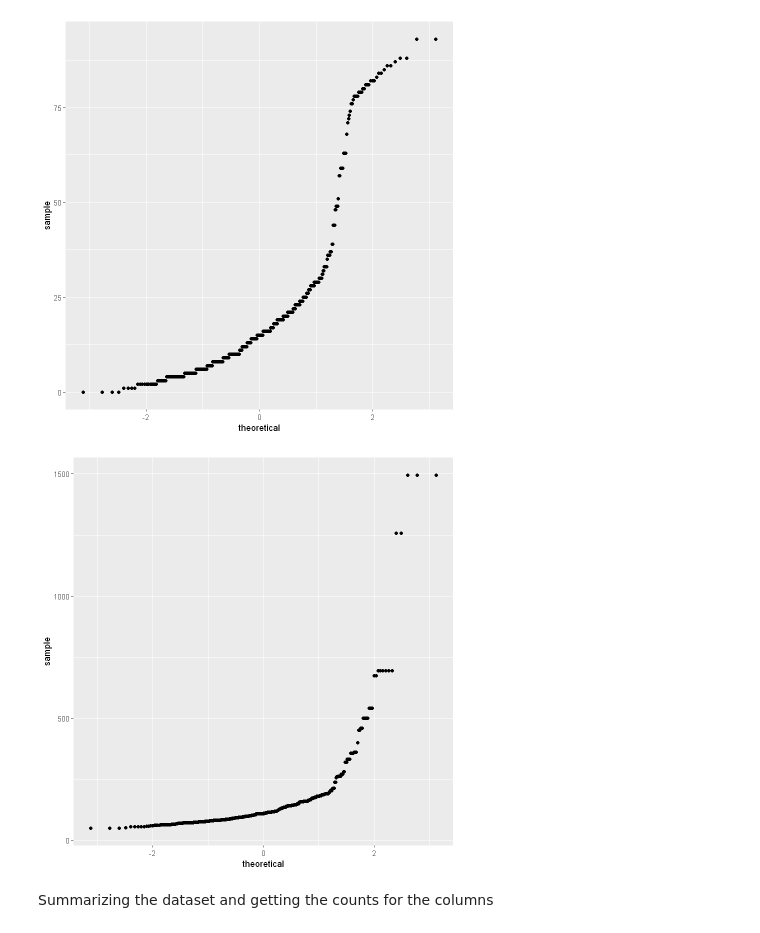
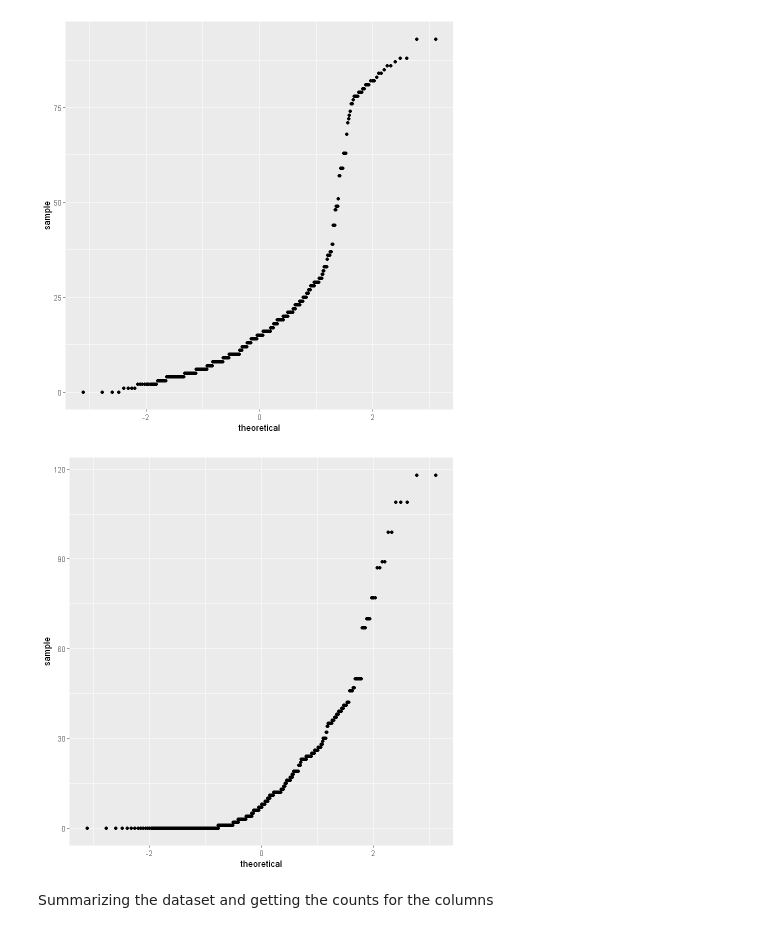
Before and after one commit to RoNarh/Turo-Market-Analysis, a Jupyter notebook: 1-Final Project Turo - R.ipynb, the cells around one changed output. Drawn from its saved outputs; the diff is of its cells as text; code cells hidden in the pictures.

```diff
--- a/1-Final Project Turo - R.ipynb
+++ b/1-Final Project Turo - R.ipynb
@@ -219,0 +605,6 @@ Turo2<-subset(Turo1, VehicleMake!="Acura" & VehicleMake!="Bentley" & VehicleMake
+# %%
+Turo2$StateR[Turo2$State=='DE'] <- 1
+Turo2$StateR[Turo2$State=='NC'] <- 2
+Turo2$StateR[Turo2$State=='NJ'] <- 3
+Turo2$StateR[Turo2$State=='NY'] <- 4
+Turo2$StateR[Turo2$State=='PA'] <- 5
@@ -219,0 +630,10 @@ Turo2<-subset(Turo1, VehicleMake!="Acura" & VehicleMake!="Bentley" & VehicleMake
+# %%
+Turo2 <-Turo2 %>% mutate(DiscountSavingsTextR = ifelse(is.na(DiscountSavingsTextR), 0, DiscountSavingsTextR))
+Turo2 <-Turo2 %>% mutate(LocationAddressR = ifelse(is.na(LocationAddressR), 0, LocationAddressR))
+Turo2 <-Turo2 %>% mutate(Rating = ifelse(is.na(Rating), 0, Rating))
+# %%
+Turo2 <-Turo2 %>% mutate(DailyRate = ifelse(is.na(DailyRate), 0, DailyRate))
+Turo2 <-Turo2 %>% mutate(ReviewCount = ifelse(is.na(ReviewCount), 0, ReviewCount))
+Turo2 <-Turo2 %>% mutate(VehicleModelR = ifelse(is.na(VehicleModelR), 0, VehicleModelR))
+# %%
+Turo2<-Turo2%>%mutate(CityR=ifelse(is.na(CityR),0,CityR))
@@ -272,9 +716,9 @@ ggplot(Turo2, aes(sample = Distance)) + geom_qq()
 # %% [output]
 [figure]
 # %%
-ggplot(Turo2, aes(sample =DailyRate)) + geom_qq()
+ggplot(Turo2, aes(sample = TripsTaken)) + geom_qq()
 # %% [output]
-[figure, old version]
+[figure, new version]
 # %% [markdown]
 Summarizing the dataset and getting the counts for the columns
 # %%
```
Also changed, not shown: parts of 180 cells of this notebook.
